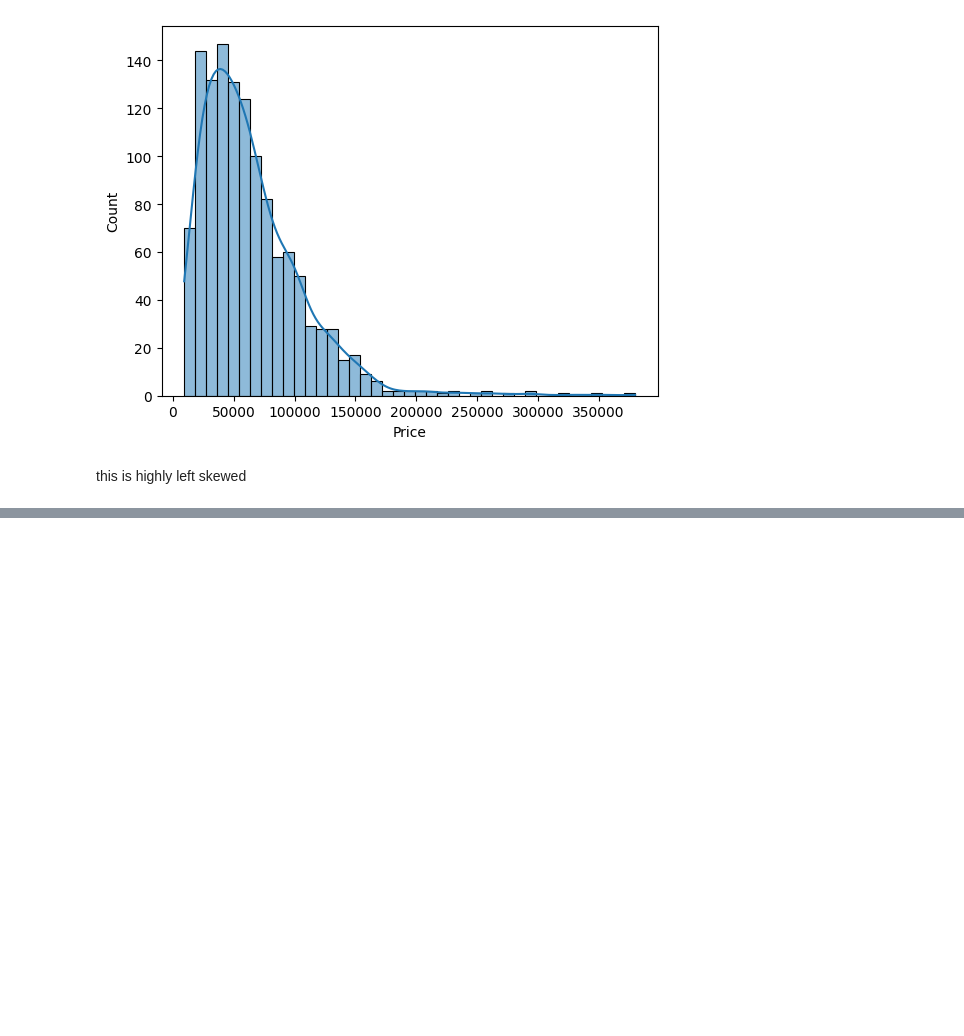
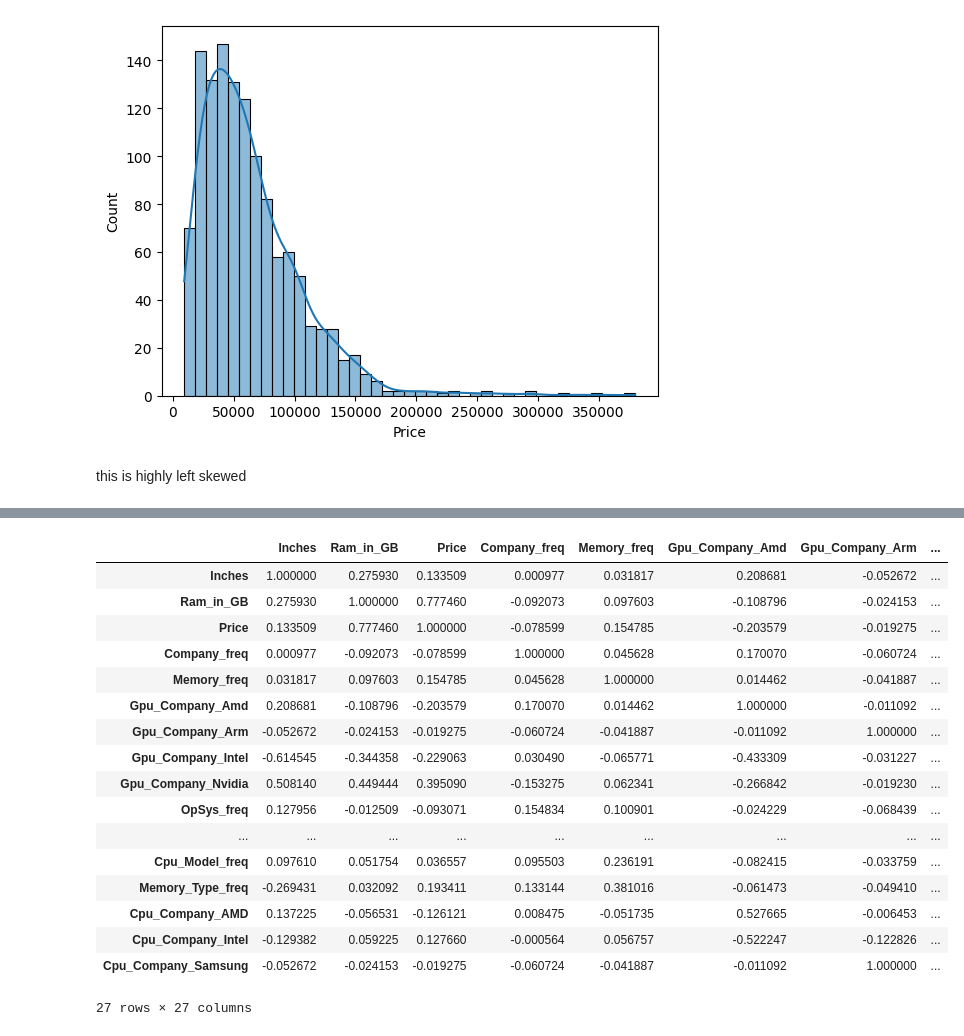
Before and after one commit to Namir50/Laptop-Price-Prediction-App, a Jupyter notebook: notebook/laptop_price_prediction.ipynb, the cells around one changed output, grey strips where cells are left out. Cells and saved outputs as stored; diff of their text form; code cells hidden in the pictures; blank space fills up the shorter version.

Commit message:
interpretation for model

```diff
--- a/notebook/laptop_price_prediction.ipynb
+++ b/notebook/laptop_price_prediction.ipynb
@@ -81,0 +125,3 @@ this is highly left skewed
+# %%
+df1 = df.drop(columns=['Company','ScreenResolution','Cpu_Company','Memory','OpSys','ScreenType','Gpu_Model','Cpu_Model',
+                       'Inches_freq','Gpu_Company_orig','Memory_Type','Ram_in_GB_freq'])
@@ -81,0 +158,21 @@ this is highly left skewed
+# %%
+df1.corr()
+# %% [output]
+|  | Inches | Ram_in_GB | Price | Company_freq | Memory_freq | Gpu_Company_Amd | Gpu_Company_Arm | ... |
+| Inches | 1.000000 | 0.275930 | 0.133509 | 0.000977 | 0.031817 | 0.208681 | -0.052672 | ... |
+| Ram_in_GB | 0.275930 | 1.000000 | 0.777460 | -0.092073 | 0.097603 | -0.108796 | -0.024153 | ... |
+| Price | 0.133509 | 0.777460 | 1.000000 | -0.078599 | 0.154785 | -0.203579 | -0.019275 | ... |
+| Company_freq | 0.000977 | -0.092073 | -0.078599 | 1.000000 | 0.045628 | 0.170070 | -0.060724 | ... |
+| Memory_freq | 0.031817 | 0.097603 | 0.154785 | 0.045628 | 1.000000 | 0.014462 | -0.041887 | ... |
+| Gpu_Company_Amd | 0.208681 | -0.108796 | -0.203579 | 0.170070 | 0.014462 | 1.000000 | -0.011092 | ... |
+| Gpu_Company_Arm | -0.052672 | -0.024153 | -0.019275 | -0.060724 | -0.041887 | -0.011092 | 1.000000 | ... |
+| Gpu_Company_Intel | -0.614545 | -0.344358 | -0.229063 | 0.030490 | -0.065771 | -0.433309 | -0.031227 | ... |
+| Gpu_Company_Nvidia | 0.508140 | 0.449444 | 0.395090 | -0.153275 | 0.062341 | -0.266842 | -0.019230 | ... |
+| OpSys_freq | 0.127956 | -0.012509 | -0.093071 | 0.154834 | 0.100901 | -0.024229 | -0.068439 | ... |
+| ... | ... | ... | ... | ... | ... | ... | ... | ... |
+| Cpu_Model_freq | 0.097610 | 0.051754 | 0.036557 | 0.095503 | 0.236191 | -0.082415 | -0.033759 | ... |
+| Memory_Type_freq | -0.269431 | 0.032092 | 0.193411 | 0.133144 | 0.381016 | -0.061473 | -0.049410 | ... |
+| Cpu_Company_AMD | 0.137225 | -0.056531 | -0.126121 | 0.008475 | -0.051735 | 0.527665 | -0.006453 | ... |
+| Cpu_Company_Intel | -0.129382 | 0.059225 | 0.127660 | -0.000564 | 0.056757 | -0.522247 | -0.122826 | ... |
+| Cpu_Company_Samsung | -0.052672 | -0.024153 | -0.019275 | -0.060724 | -0.041887 | -0.011092 | 1.000000 | ... |
+27 rows × 27 columns
```
Also changed, not shown: parts of 8 cells of this notebook, 2 other files.
